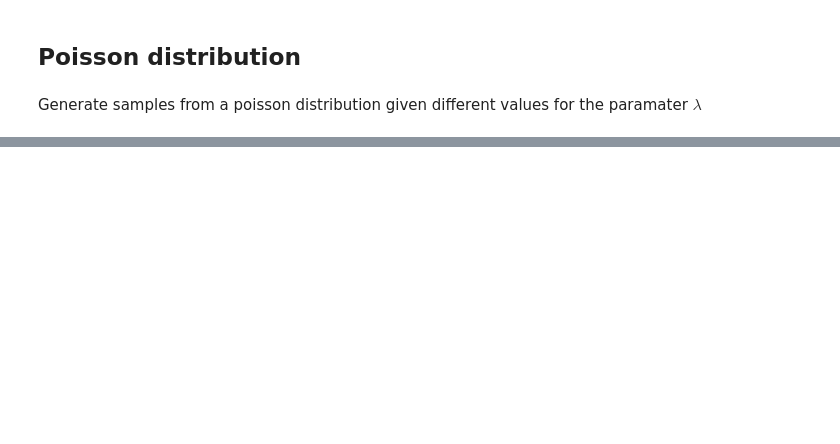
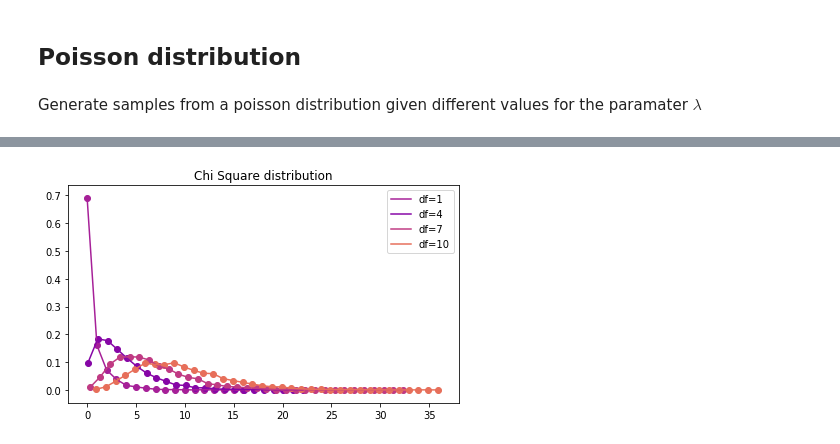
Before and after one commit to Vykstorm/pystatistics, a Jupyter notebook: distributions.ipynb, the cells around one changed output, grey strips where cells are left out. Cells and saved outputs as stored; diff of their text form; code cells hidden in the pictures; blank space fills up the shorter version.

```diff
--- a/distributions.ipynb
+++ b/distributions.ipynb
@@ -135,0 +151,16 @@ plt.title('Poission distribution');
+# %%
+plt.figure(figsize=(7, 4))
+for k in range(0, len(dfs)):
+    df = dfs[k]
+    x = np.arange(samples[k].min(), samples[k].max()+1)
+    bins = np.concatenate([x, [samples[k].max()+2]])
+    hist = np.histogram(samples[k], bins=bins, density=True)[0]
+
+    color = next(colors)
+    plt.plot(x, hist, color=color)
+    plt.scatter(x, hist, color=color)
+
+plt.legend(['df={}'.format(df) for df in dfs])
+plt.title('Chi Square distribution');
+# %% [output]
+[figure, added]
```
Also changed, not shown: parts of 10 cells of this notebook.
